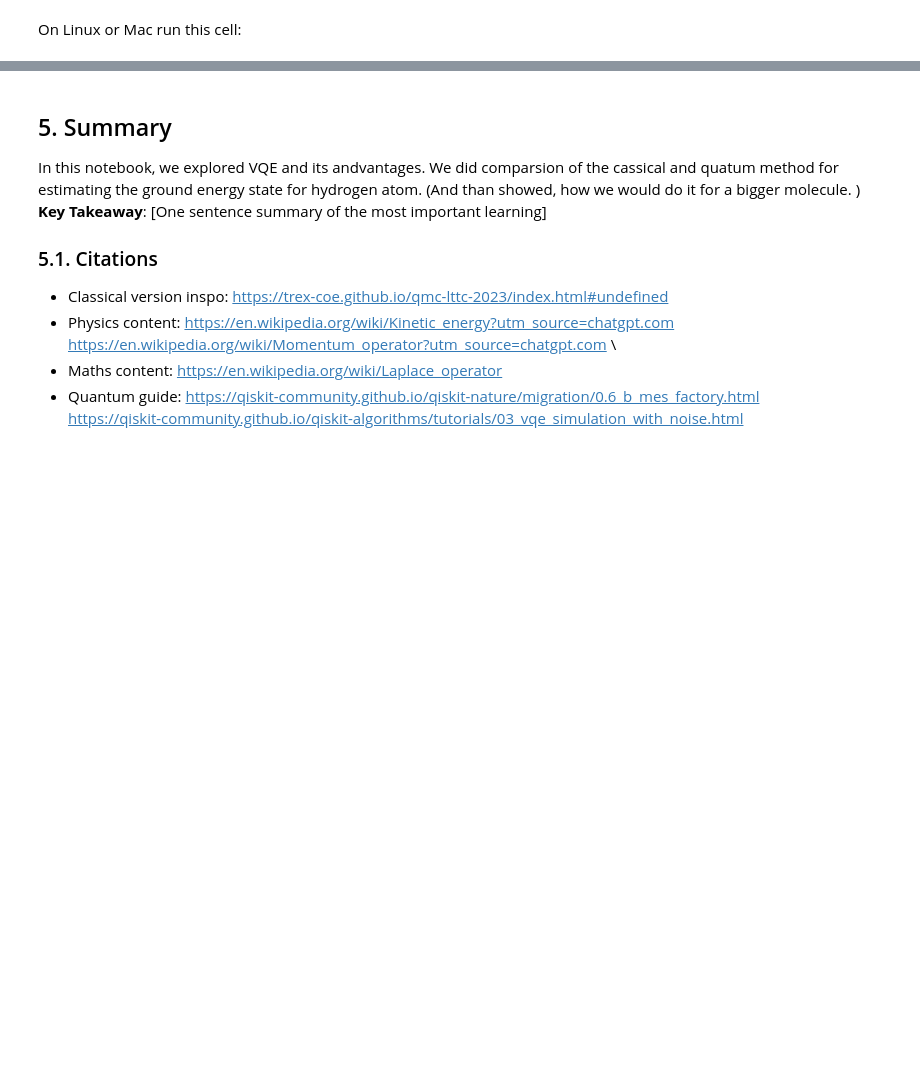
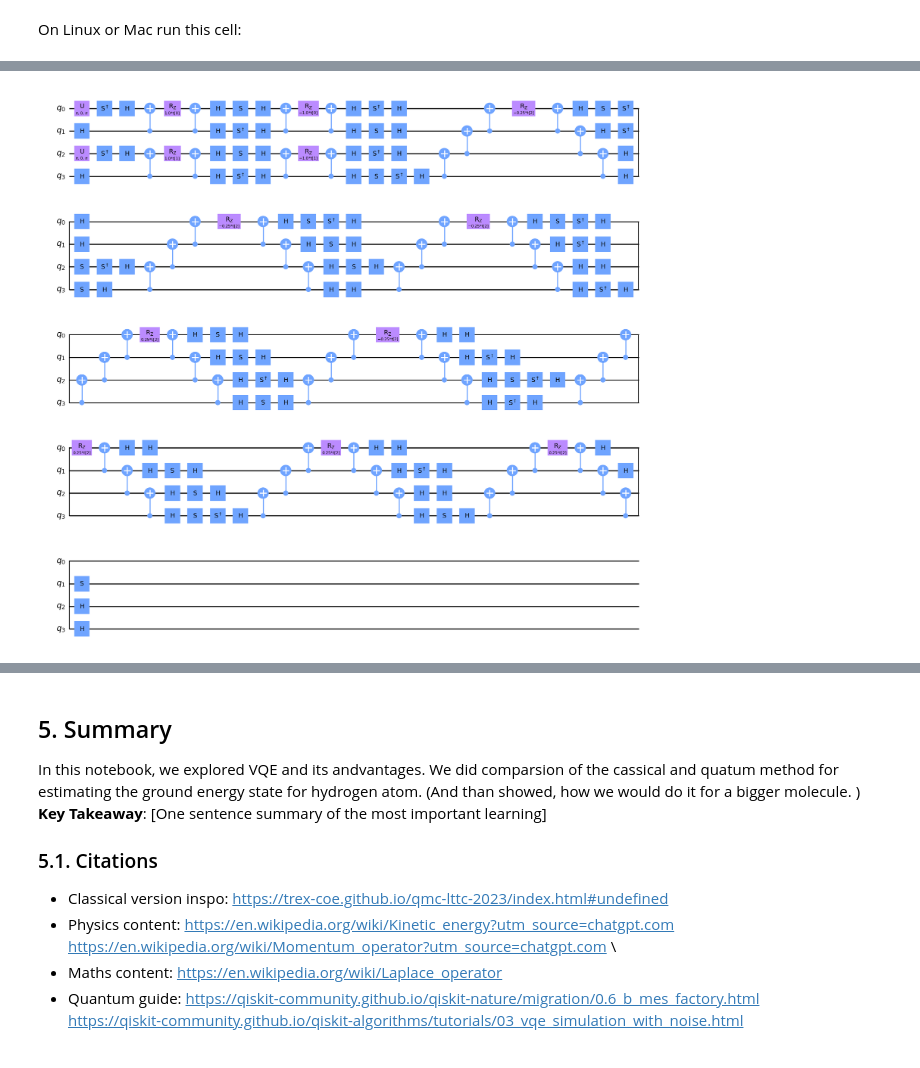
Before and after one commit to mforgo/Quantum-Examples, a Jupyter notebook: Circuits/VQE.ipynb, the cells around one changed output, grey strips where cells are left out. Saved outputs shown, nothing was run; the diff lists cells and outputs as text; code cells hidden in the pictures; blank space fills up the shorter version.

```diff
--- a/Circuits/VQE.ipynb
+++ b/Circuits/VQE.ipynb
@@ -612,62 +603,62 @@ $$
 # %% [markdown]
 On Linux or Mac run this cell:
 # %%
-# from qiskit_nature.units import DistanceUnit
-# from qiskit_algorithms import VQE
-# from qiskit_algorithms.optimizers import SLSQP
-# from qiskit.primitives import Estimator
-# from qiskit_nature.second_q.circuit.library import HartreeFock, UCCSD
-# from qiskit_nature.second_q.drivers import PySCFDriver
-# from qiskit_nature.second_q.mappers import JordanWignerMapper
+from qiskit_nature.units import DistanceUnit
+from qiskit_algorithms import VQE
+from qiskit_algorithms.optimizers import SLSQP
+from qiskit.primitives import Estimator
+from qiskit_nature.second_q.circuit.library import HartreeFock, UCCSD
+from qiskit_nature.second_q.drivers import PySCFDriver
+from qiskit_nature.second_q.mappers import JordanWignerMapper
 
-# # Molecular system
-# driver = PySCFDriver(
-#     atom="H 0 0 0; H 0 0 0.735",
-#     basis="sto3g",
-#     charge=0,
-#     spin=0,
-#     unit=DistanceUnit.ANGSTROM,
-# )
-# es_problem = driver.run()
+# Molecular system
+driver = PySCFDriver(
+    atom="H 0 0 0; H 0 0 0.735",
+    basis="sto3g",
+    charge=0,
+    spin=0,
+    unit=DistanceUnit.ANGSTROM,
+)
+es_problem = driver.run()
 
-# # Fermionic Hamiltonian
-# ferm_hamiltonian = es_problem.hamiltonian.second_q_op()
+# Fermionic Hamiltonian
+ferm_hamiltonian = es_problem.hamiltonian.second_q_op()
 
-# # Map to qubits
-# mapper = JordanWignerMapper()
-# qubit_op = mapper.map(ferm_hamiltonian)
-# print(qubit_op)
+# Map to qubits
+mapper = JordanWignerMapper()
+qubit_op = mapper.map(ferm_hamiltonian)
+print(qubit_op)
 
-# # Ansatz: UCCSD with HF initial state
-# ansatz = UCCSD(
-#     es_problem.num_spatial_orbitals,
-#     es_problem.num_particles,
-#     mapper,
-#     initial_state=HartreeFock(
-#         es_problem.num_spatial_orbitals,
-#         es_problem.num_particles,
-#         mapper,
-#     ),
-# )
+# Ansatz: UCCSD with HF initial state
+ansatz = UCCSD(
+    es_problem.num_spatial_orbitals,
+    es_problem.num_particles,
+    mapper,
+    initial_state=HartreeFock(
+        es_problem.num_spatial_orbitals,
+        es_problem.num_particles,
+        mapper,
+    ),
+)
 
-# # Optional: decompose gates for clarity
-# ansatz = ansatz.decompose().decompose()
+# Optional: decompose gates for clarity
+ansatz = ansatz.decompose().decompose().decompose()
 
-# # VQE setup
-# vqe = VQE(estimator=Estimator(), ansatz=ansatz, optimizer=SLSQP())
-# vqe.initial_point = [0.0] * ansatz.num_parameters
+# VQE setup
+vqe = VQE(estimator=Estimator(), ansatz=ansatz, optimizer=SLSQP())
+vqe.initial_point = [0.0] * ansatz.num_parameters
 
-# # Run VQE
-# result = vqe.compute_minimum_eigenvalue(qubit_op)
+# Run VQE
+result = vqe.compute_minimum_eigenvalue(qubit_op)
 
-# # Extract results
-# E_elec = result.eigenvalue.real
-# E_total = E_elec + es_problem.nuclear_repulsion_energy
+# Extract results
+E_elec = result.eigenvalue.real
+E_total = E_elec + es_problem.nuclear_repulsion_energy
 
-# print(f"Electronic energy: {E_elec:.6f} Ha")
-# print(f"Nuclear repulsion: {es_problem.nuclear_repulsion_energy:.6f} Ha")
-# print(f"Total energy:     {E_total:.6f} Ha")
+print(f"Electronic energy: {E_elec:.6f} Ha")
+print(f"Nuclear repulsion: {es_problem.nuclear_repulsion_energy:.6f} Ha")
+print(f"Total energy:     {E_total:.6f} Ha")
 
-# # Draw ansatz
-# ansatz.draw("mpl")
+# Draw ansatz
+ansatz.draw("mpl")
 # %% [output]
@@ -674,0 +673 @@ Energy: -1.0636533
+[figure, added]
```
Also changed, not shown: parts of 17 cells of this notebook, 3 other files.
